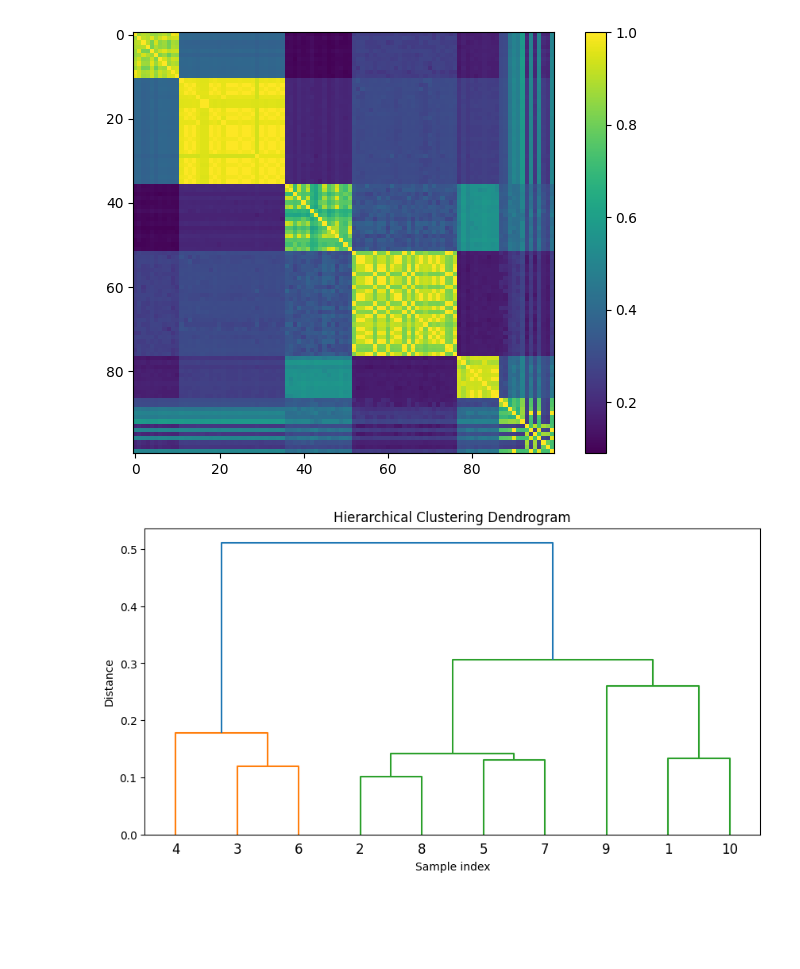
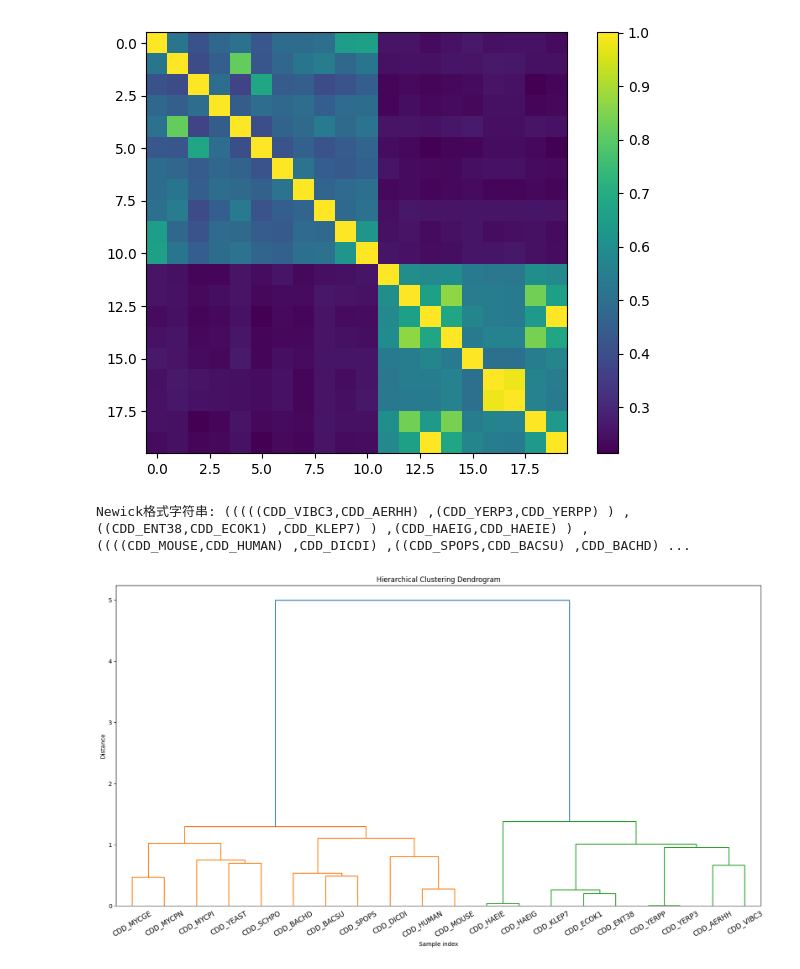
Before and after one commit to txdas/biotech, a Jupyter notebook: notebook/GEA/1.gea_cell.ipynb, the cells around one changed output. Drawn from its saved outputs; the diff is of its cells as text; code cells hidden in the pictures; blank space fills up the shorter version.

```diff
--- a/notebook/GEA/1.gea_cell.ipynb
+++ b/notebook/GEA/1.gea_cell.ipynb
@@ -4,14 +4,22 @@ import pandas as pd
 import subprocess
 from Bio import pairwise2
 import tqdm
+import random
+
+random.seed(42)
 tlp = "/Users/john/data/deaminase/{}"
 df = pd.read_json(tlp.format("index_af.json"),lines=True)
-limit =25
+sdf = pd.read_json(tlp.format("index.json"),lines=True)[["accession","name","interpro"]]
+sdf.rename(columns={"accession":"uniprotAccession","name":"pfam"},inplace=True)
+df = pd.merge(df,sdf,on="uniprotAccession")
+limit =20
 sequences=[ s for s in df["uniprotSequence"].values][:limit]
 accessions=[ s for s in df["uniprotAccession"].values][:limit]
+mpfam=dict([(v[1].uniprotId,v[1].pfam) for v in df[:limit].iterrows()])
 # 初始化相似度矩阵
 n = len(sequences)
 gnames=[v for v in df["uniprotId"].values][:limit]
+
 
 def simseq(i, j):
     s1, s2 =sequences[i],sequences[j]
@@ -33,6 +41,11 @@ def simpdb(i, j):
             return line.strip().split()[1]
     return 0
 
+def color_mapping(pfam):
+    # 将病毒属映射到不同的颜色
+    # 这里使用一个简单的随机颜色方案，你也可以使用其他更复杂的方案
+    return "#{:06x}".format(random.randint(0, 0xFFFFFF))
+
 
 
 similarity_matrix = np.zeros((n, n))
@@ -47,6 +60,10 @@ for i in tqdm.tqdm(range(n)):
             similarity_matrix[i, j] = similarity
             similarity_matrix[j, i] = similarity
 
+# 创建pfam与颜色的映射关系
+pfam_colors = {pfam: color_mapping(pfam) for pfam in set(mpfam.values()) if pfam}
+unipro_colors={k:pfam_colors[mpfam[k]] for k in mpfam }
+
 # 打印相似度矩阵
 correlations = pd.DataFrame(data={gnames[i]:similarity_matrix[:][i] for i, g in enumerate(gnames)})
 correlations.index=gnames
@@ -92,23 +127,55 @@ plt.colorbar()
 plt.tight_layout()
 plt.show()
 # %% [output]
-[figure, old version]
+[figure, new version]
 # %%
 import numpy as np
 import matplotlib.pyplot as plt
-from scipy.cluster.hierarchy import dendrogram, linkage
+from scipy.cluster.hierarchy import dendrogram, linkage, linkage, to_tree
+from scipy.spatial.distance import pdist
 
 # 创建示例数据
 distance_matrix = 1 - similarity_matrix
 # 使用linkage函数进行层次聚类
 Z = linkage(distance_matrix, method='ward')  # 'ward'方法最小化各簇内的方差
 
+# 转换为树结构
+root_node, nodes = to_tree(Z, rd=True)
+
+
+def get_newick(node, newick, parentdist, leaf_names):
+    if node.is_leaf():
+#         return f"{leaf_names[node.id]}:{parentdist - node.dist}{newick}"
+        return f"{leaf_names[node.id]}{newick}"
+    else:
+        if len(newick) > 0:
+#             newick = f"): {parentdist - node.dist}{newick}"
+            newick = f") {newick}"
+        else:
+            newick = ");"
+        newick = get_newick(node.get_left(), newick, node.dist, leaf_names)
+        newick = get_newick(node.get_right(), f",{newick}", node.dist, leaf_names)
+        newick = f"({newick}"
+        return newick
+
+# 生成叶节点名称（假设数据点的索引为叶节点名称）
+leaf_names = gnames
+# 生成Newick格式字符串
+newick_str = get_newick(root_node, "", root_node.dist, leaf_names)
+print("Newick格式字符串:",newick_str)
+
+# # 将Newick格式字符串保存到文件
+# with open("tree.nwk", "w") as file:
+#     file.write(newick_str)
+
 # 绘制树状图
-plt.figure(figsize=(10, 5))
-dendrogram(Z, labels=np.arange(1, 11))
+plt.figure(figsize=(20, 10))
+dendrogram(Z, labels=gnames)
 plt.title('Hierarchical Clustering Dendrogram')
+plt.xticks(rotation=30)
 plt.xlabel('Sample index')
 plt.ylabel('Distance')
 plt.show()
 # %% [output]
+Newick格式字符串: (((((CDD_VIBC3,CDD_AERHH) ,(CDD_YERP3,CDD_YERPP) ) ,((CDD_ENT38,CDD_ECOK1) ,CDD_KLEP7) ) ,(CDD_HAEIG,CDD_HAEIE) ) ,((((CDD_MOUSE,CDD_HUMAN) ,CDD_DICDI) ,((CDD_SPOPS,CDD_BACSU) ,CDD_BACHD) ...
-[figure, old version]
+[figure, new version]
```
Also changed, not shown: parts of 6 cells of this notebook, 5 other files.
